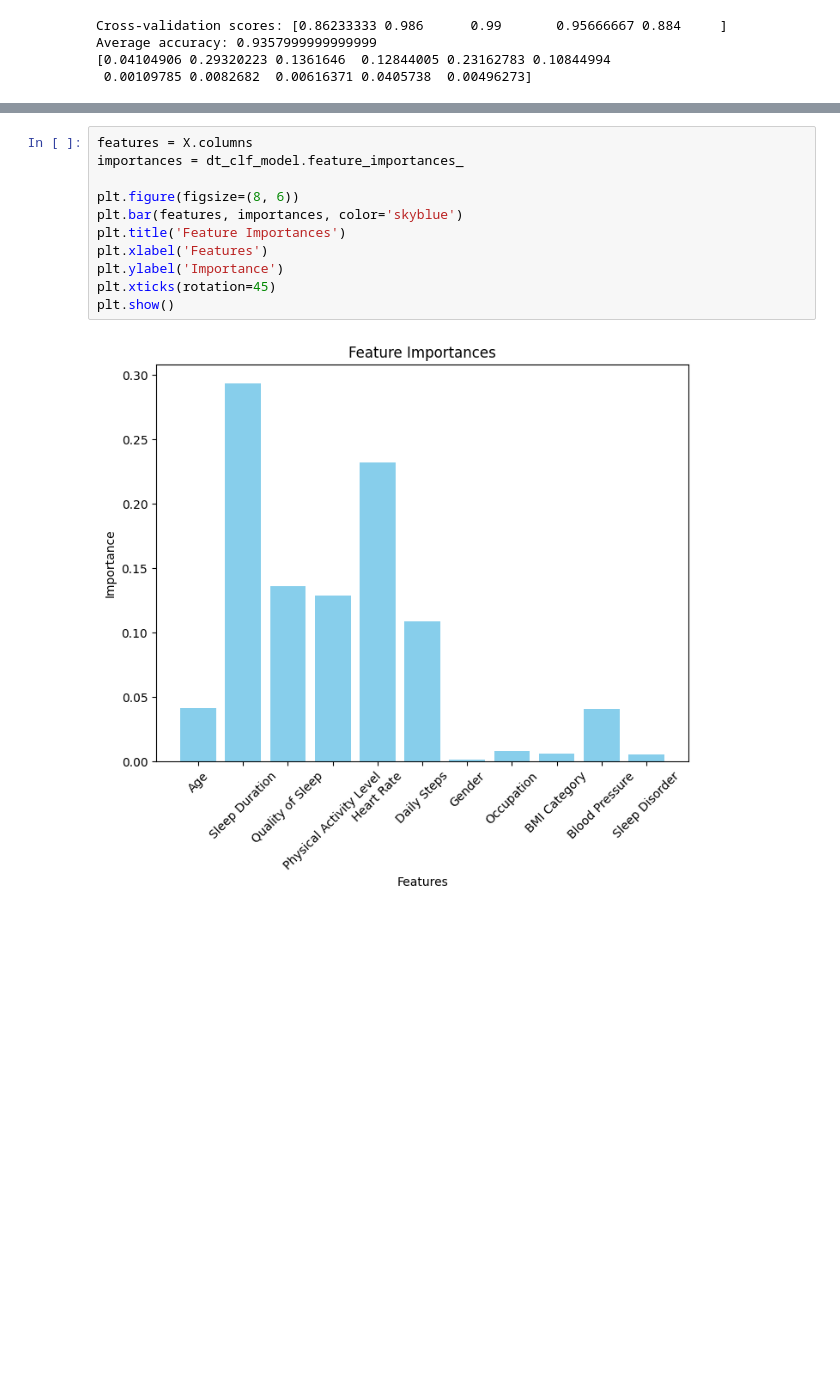
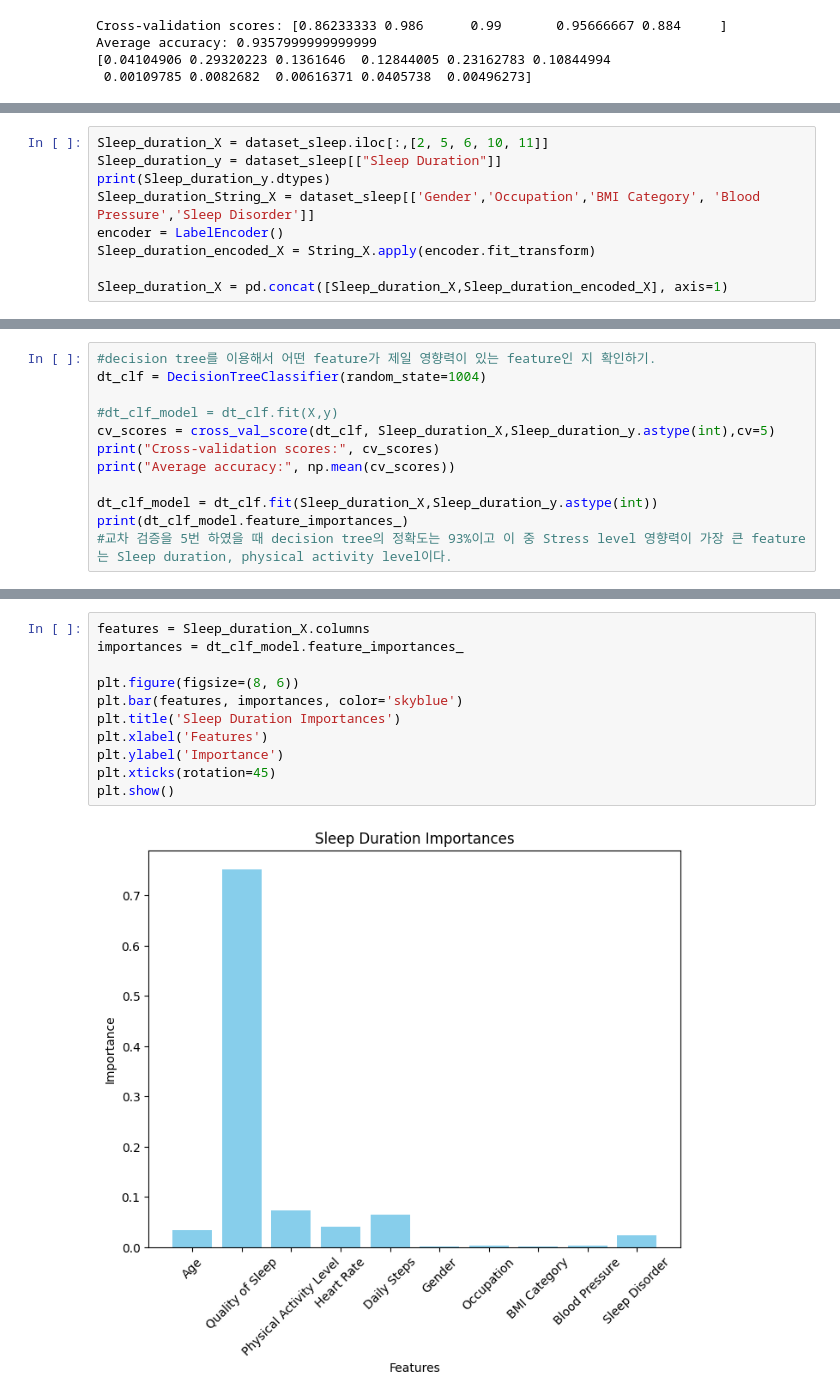
Before and after one commit to Seungminin/Data_Science, a Jupyter notebook: Assignment/Project_sleep_data.ipynb, the cells around one changed output, grey strips where cells are left out. Drawn from its saved outputs; the diff is of its cells as text; blank space fills up the shorter version.

Commit message:
Analisys Sleep Data

```diff
--- a/Assignment/Project_sleep_data.ipynb
+++ b/Assignment/Project_sleep_data.ipynb
@@ -59,0 +121,9 @@ Average accuracy: 0.9357999999999999
+# %%
+Sleep_duration_X = dataset_sleep.iloc[:,[2, 5, 6, 10, 11]]
+Sleep_duration_y = dataset_sleep[["Sleep Duration"]]
+print(Sleep_duration_y.dtypes)
+Sleep_duration_String_X = dataset_sleep[['Gender','Occupation','BMI Category', 'Blood Pressure','Sleep Disorder']]
+encoder = LabelEncoder()
+Sleep_duration_encoded_X = String_X.apply(encoder.fit_transform)
+
+Sleep_duration_X = pd.concat([Sleep_duration_X,Sleep_duration_encoded_X], axis=1)
@@ -59,0 +133,12 @@ Average accuracy: 0.9357999999999999
+# %%
+#decision tree를 이용해서 어떤 feature가 제일 영향력이 있는 feature인 지 확인하기.
+dt_clf = DecisionTreeClassifier(random_state=1004)
+
+#dt_clf_model = dt_clf.fit(X,y)
+cv_scores = cross_val_score(dt_clf, Sleep_duration_X,Sleep_duration_y.astype(int),cv=5)
+print("Cross-validation scores:", cv_scores)
+print("Average accuracy:", np.mean(cv_scores))
+
+dt_clf_model = dt_clf.fit(Sleep_duration_X,Sleep_duration_y.astype(int))
+print(dt_clf_model.feature_importances_)
+#교차 검증을 5번 하였을 때 decision tree의 정확도는 93%이고 이 중 Stress level 영향력이 가장 큰 feature는 Sleep duration, physical activity level이다.
@@ -60,13 +150,13 @@ Average accuracy: 0.9357999999999999
 # %%
-features = X.columns
+features = Sleep_duration_X.columns
 importances = dt_clf_model.feature_importances_
 
 plt.figure(figsize=(8, 6))
 plt.bar(features, importances, color='skyblue')
-plt.title('Feature Importances')
+plt.title('Sleep Duration Importances')
 plt.xlabel('Features')
 plt.ylabel('Importance')
 plt.xticks(rotation=45)
 plt.show()
 # %% [output]
-[figure, old version]
+[figure, new version]
```
Also changed, not shown: parts of 6 cells of this notebook.
